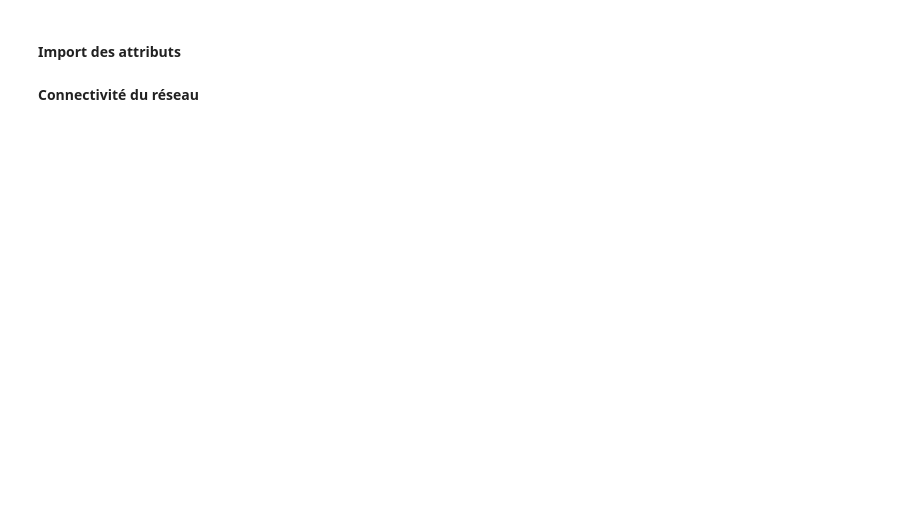
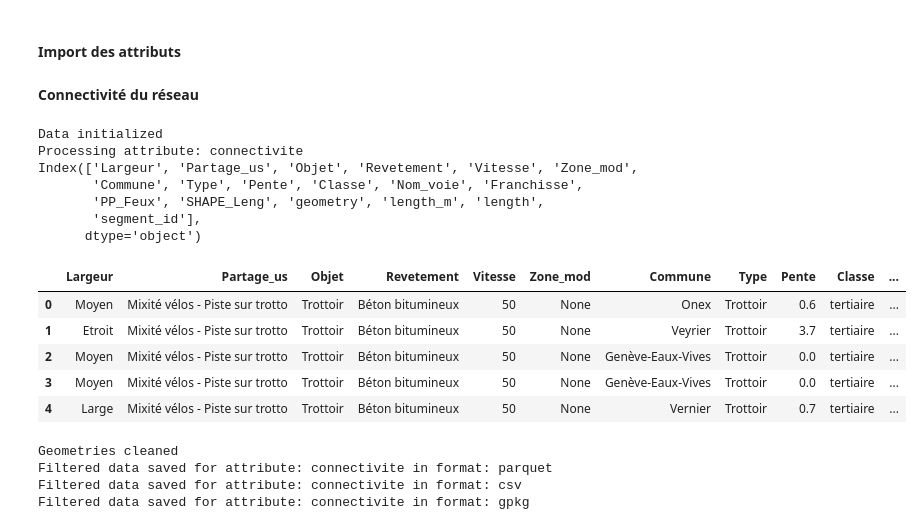
Before and after one commit to action-situee/projet-index-walk-bike-ge-gg, a Jupyter notebook: Notebook/Step 2/2_0_Prepare_features.ipynb, the cells around one changed output. Cells and saved outputs as stored; diff of their text form; code cells hidden in the pictures; blank space fills up the shorter version.

```diff
--- a/Notebook/Step 2/2_0_Prepare_features.ipynb
+++ b/Notebook/Step 2/2_0_Prepare_features.ipynb
@@ -103,35 +93,58 @@ attributs_info = attributs_info[attributs_info['include_in_index'] != False]
 # %%
 # Initialize
 attribute = None
 row = None
 gdf = None
 print("Data initialized")
 
 # Load
 ###----change here-----
 attribute = 'connectivite'
 ###--------------------
 row = attributs_info[attributs_info['attribute'] == attribute].iloc[0]
 print(f"Processing attribute: {attribute}")
 
 # Ensure geometry column is set to avoid spatial index errors
 segmented_net = segmented_net.set_geometry("geometry")
 print(segmented_net.columns)
 
-# Add u, v, key columns
+# 1. Ajouter u, v, key si besoin
 segmented_net = add_uv_columns(segmented_net)
 
-segmented_net_metrics = compute_connectivity_metrics(
+# 2. Calculer les métriques et le score d’alternatives
+segmented_net_index = compute_connectivity_metrics(
     segmented_net,
-    buffer_m=50,
-    compute_betweenness=True,
-    betweenness_k=200
+    buffer_m=35,
+    compute_betweenness=False,
+    betweenness_k=None,
+    crs_meter_epsg=2056,
+    main_metrics_only=False,
+    conn_index_metric="conn_branching_in_buffer",
 )
 
-segmented_net_metrics['filtered'] = 1
+segmented_net_index['filtered'] = 1
 
 
-# Save
-save(save_filtered_attributes, row, segmented_net_metrics, attribute)
+# Preview
+segmented_net_index.to_crs(target_crs).head()
+# %% [output]
+Data initialized
+Processing attribute: connectivite
+Index(['Largeur', 'Partage_us', 'Objet', 'Revetement', 'Vitesse', 'Zone_mod',
+       'Commune', 'Type', 'Pente', 'Classe', 'Nom_voie', 'Franchisse',
+       'PP_Feux', 'SHAPE_Leng', 'geometry', 'length_m', 'length',
+       'segment_id'],
+      dtype='object')
+|  | Largeur | Partage_us | Objet | Revetement | Vitesse | Zone_mod | Commune | Type | Pente | Classe | ... |
+| 0 | Moyen | Mixité vélos - Piste sur trotto | Trottoir | Béton bitumineux | 50 | None | Onex | Trottoir | 0.6 | tertiaire | ... |
+| 1 | Etroit | Mixité vélos - Piste sur trotto | Trottoir | Béton bitumineux | 50 | None | Veyrier | Trottoir | 3.7 | tertiaire | ... |
+| 2 | Moyen | Mixité vélos - Piste sur trotto | Trottoir | Béton bitumineux | 50 | None | Genève-Eaux-Vives | Trottoir | 0.0 | tertiaire | ... |
+| 3 | Moyen | Mixité vélos - Piste sur trotto | Trottoir | Béton bitumineux | 50 | None | Genève-Eaux-Vives | Trottoir | 0.0 | tertiaire | ... |
+| 4 | Large | Mixité vélos - Piste sur trotto | Trottoir | Béton bitumineux | 50 | None | Vernier | Trottoir | 0.7 | tertiaire | ... |
 # %%
-segmented_net_metrics
+save(save_filtered_attributes, row, segmented_net_index.to_crs(target_crs)[["segment_id", "Objet","geometry","conn_index_score","filtered"]], attribute)
+# %% [output]
+Geometries cleaned
+Filtered data saved for attribute: connectivite in format: parquet
+Filtered data saved for attribute: connectivite in format: csv
+Filtered data saved for attribute: connectivite in format: gpkg
```
Also changed, not shown: parts of 3 cells of this notebook, 21 other files.
